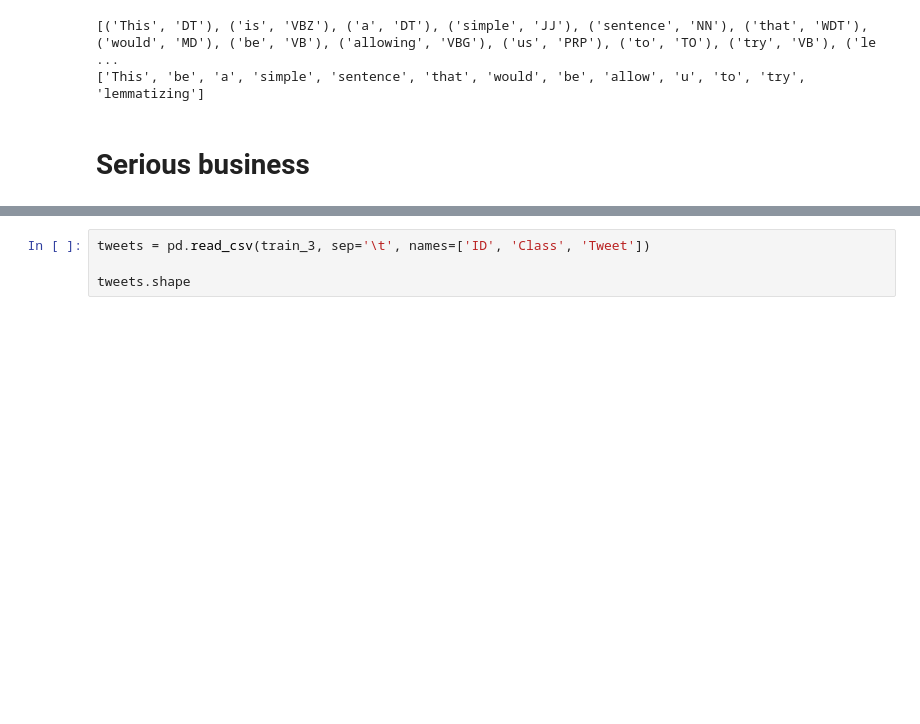
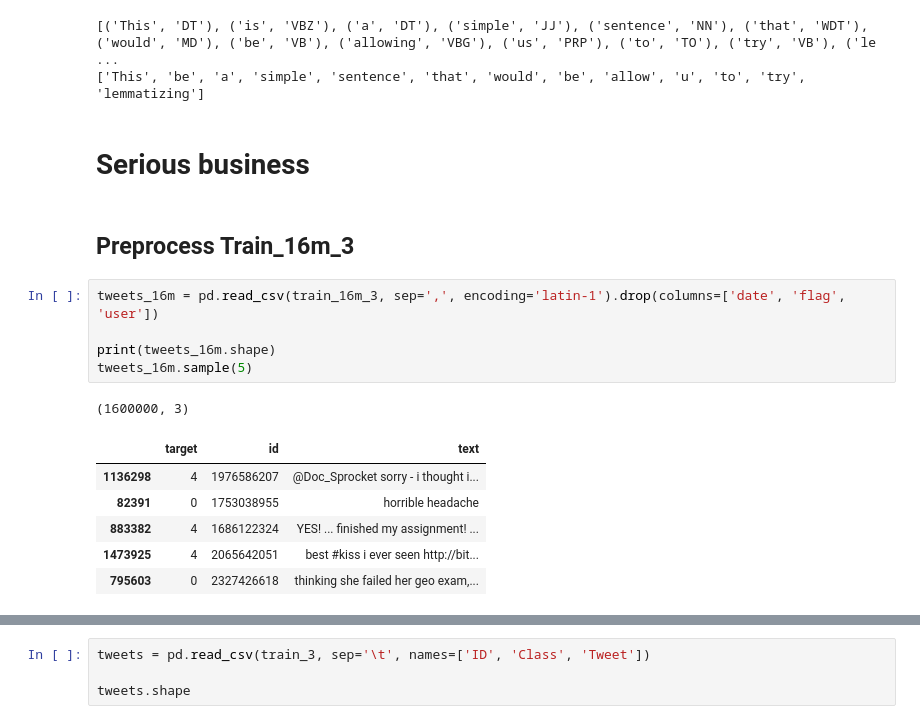
Before and after one commit to Garfounkel/sentiment_analysis, a Jupyter notebook: tp1.ipynb, the cells around one changed output, grey strips where cells are left out. Drawn from its saved outputs; the diff is of its cells as text; blank space fills up the shorter version.

Commit message:
[Preprocess] Preprocessed train_3 and train_16m_3 and saved them as feather inside pickles/ for quick retrieval

```diff
--- a/tp1.ipynb
+++ b/tp1.ipynb
@@ -106,3 +109,18 @@ print(lems)
 ['This', 'be', 'a', 'simple', 'sentence', 'that', 'would', 'be', 'allow', 'u', 'to', 'try', 'lemmatizing']
 # %% [markdown]
 # Serious business
+# %% [markdown]
+## Preprocess Train_16m_3
+# %%
+tweets_16m = pd.read_csv(train_16m_3, sep=',', encoding='latin-1').drop(columns=['date', 'flag', 'user'])
+
+print(tweets_16m.shape)
+tweets_16m.sample(5)
+# %% [output]
+(1600000, 3)
+|  | target | id | text |
+| 1136298 | 4 | 1976586207 | @Doc_Sprocket sorry - i thought i... |
+| 82391 | 0 | 1753038955 | horrible headache |
+| 883382 | 4 | 1686122324 | YES! ... finished my assignment! ... |
+| 1473925 | 4 | 2065642051 | best #kiss i ever seen http://bit... |
+| 795603 | 0 | 2327426618 | thinking she failed her geo exam,... |
```
Also changed, not shown: parts of 17 cells of this notebook, 2 other files.
